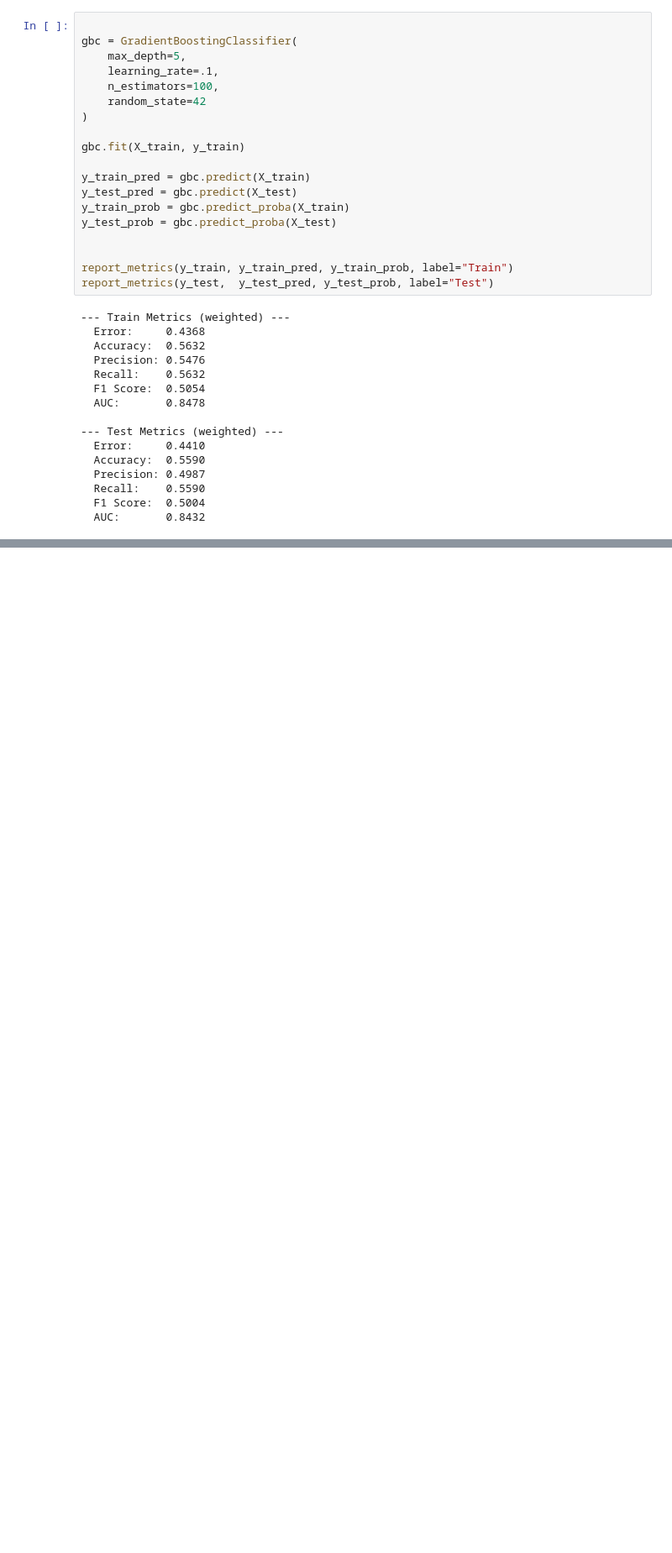
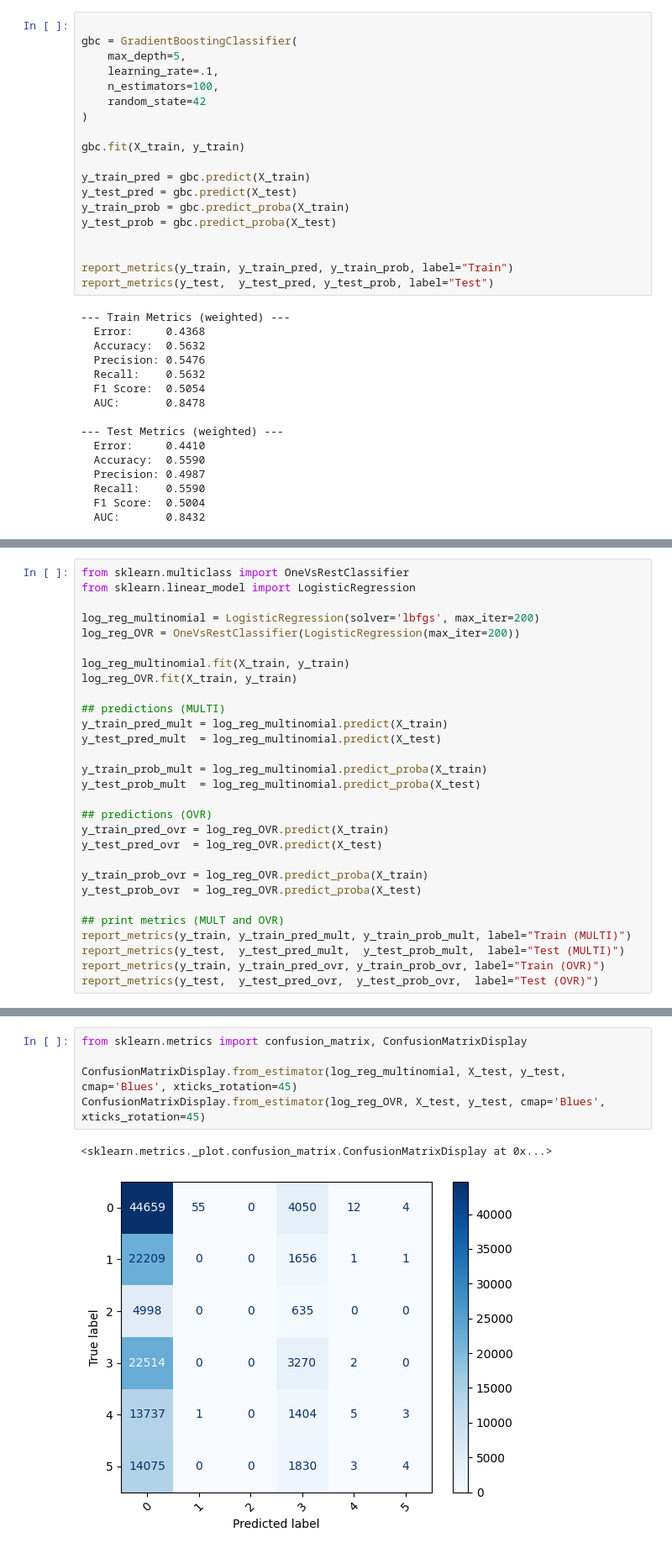
Before and after one commit to BeWelsh/mlb-pitch-outcome-predictor, a Jupyter notebook: main.ipynb, the cells around one changed output, grey strips where cells are left out. Shown at 84% size. Drawn from its saved outputs; the diff is of its cells as text; blank space fills up the shorter version.

Commit message:
add log reg models with visualization

```diff
--- a/main.ipynb
+++ b/main.ipynb
@@ -474,0 +507,29 @@ report_metrics(y_test,  y_test_pred_lda,  y_test_prob_lda,  label="Test (LDA)")
+# %%
+from sklearn.multiclass import OneVsRestClassifier
+from sklearn.linear_model import LogisticRegression
+
+log_reg_multinomial = LogisticRegression(solver='lbfgs', max_iter=200)
+log_reg_OVR = OneVsRestClassifier(LogisticRegression(max_iter=200))
+
+log_reg_multinomial.fit(X_train, y_train)
+log_reg_OVR.fit(X_train, y_train)
+
+## predictions (MULTI)
+y_train_pred_mult = log_reg_multinomial.predict(X_train)
+y_test_pred_mult  = log_reg_multinomial.predict(X_test)
+
+y_train_prob_mult = log_reg_multinomial.predict_proba(X_train)
+y_test_prob_mult  = log_reg_multinomial.predict_proba(X_test)
+
+## predictions (OVR)
+y_train_pred_ovr = log_reg_OVR.predict(X_train)
+y_test_pred_ovr  = log_reg_OVR.predict(X_test)
+
+y_train_prob_ovr = log_reg_OVR.predict_proba(X_train)
+y_test_prob_ovr  = log_reg_OVR.predict_proba(X_test)
+
+## print metrics (MULT and OVR)
+report_metrics(y_train, y_train_pred_mult, y_train_prob_mult, label="Train (MULTI)")
+report_metrics(y_test,  y_test_pred_mult,  y_test_prob_mult,  label="Test (MULTI)")
+report_metrics(y_train, y_train_pred_ovr, y_train_prob_ovr, label="Train (OVR)")
+report_metrics(y_test,  y_test_pred_ovr,  y_test_prob_ovr,  label="Test (OVR)")
@@ -474,0 +571,8 @@ report_metrics(y_test,  y_test_pred_lda,  y_test_prob_lda,  label="Test (LDA)")
+# %%
+from sklearn.metrics import confusion_matrix, ConfusionMatrixDisplay
+
+ConfusionMatrixDisplay.from_estimator(log_reg_multinomial, X_test, y_test, cmap='Blues', xticks_rotation=45)
+ConfusionMatrixDisplay.from_estimator(log_reg_OVR, X_test, y_test, cmap='Blues', xticks_rotation=45)
+# %% [output]
+<sklearn.metrics._plot.confusion_matrix.ConfusionMatrixDisplay at 0x...>
+[figure, added]
```
Also changed, not shown: parts of 5 cells of this notebook.
